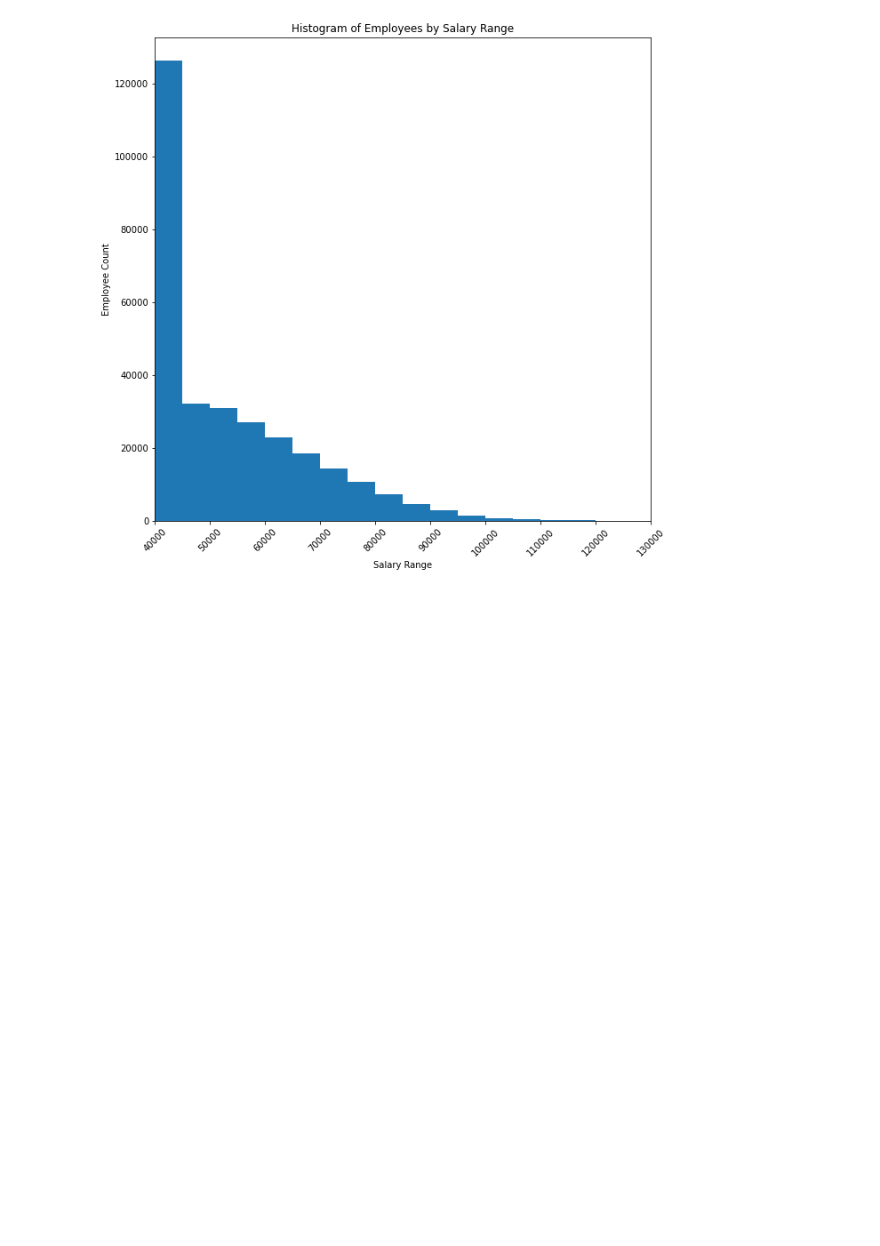
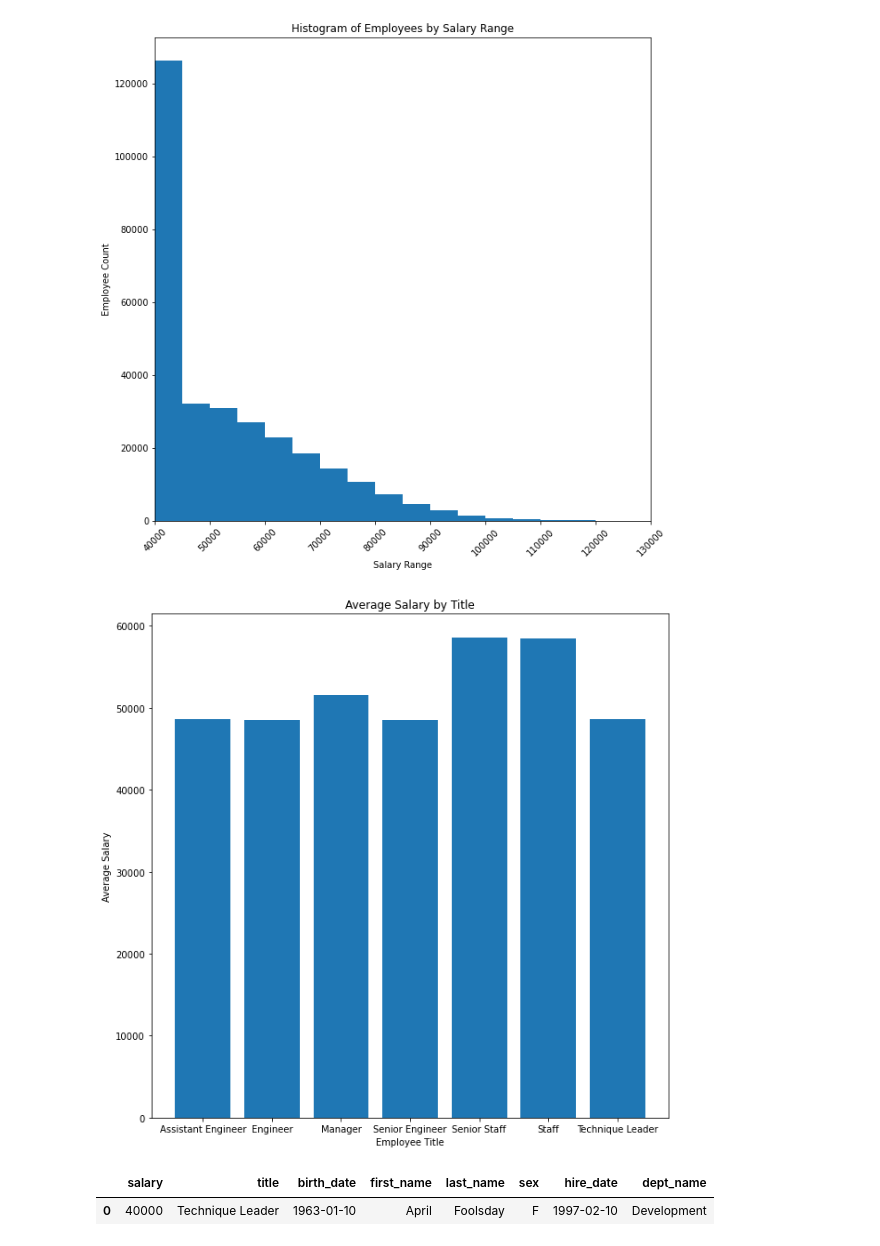
Before and after one commit to khutula/sql-challenge, a Jupyter notebook: EmployeeSQL/Bonus Analysis.ipynb, the cells around one changed output. Drawn from its saved outputs; the diff is of its cells as text; code cells hidden in the pictures; blank space fills up the shorter version.

```diff
--- a/EmployeeSQL/Bonus Analysis.ipynb
+++ b/EmployeeSQL/Bonus Analysis.ipynb
@@ -39,0 +35,21 @@ FROM Salaries'''
+# %%
+# query the database for salary by title and output as dataframe
+salary_x_title = pd.read_sql_query(
+'''SELECT s.salary, t.title
+FROM Employees AS e
+JOIN Salaries AS s USING (emp_no)
+JOIN Titles AS t ON (t.title_id=e.emp_title)'''
+, connection)
+# %%
+# group by title and find average salary
+avg_salary = salary_x_title.groupby(["title"]).mean().reset_index()
+# %%
+# create bar chart of average salary vs title
+plt.bar(avg_salary["title"], avg_salary["salary"])
+plt.xlabel("Employee Title")
+plt.ylabel("Average Salary")
+plt.title("Average Salary by Title")
+plt.savefig("Salary_Title_Bar.png")
+plt.show()
+# %% [output]
+[figure, added]
@@ -39,0 +67,6 @@ FROM Salaries'''
+# %%
+# display my info
+me
+# %% [output]
+|  | salary | title | birth_date | first_name | last_name | sex | hire_date | dept_name |
+| 0 | 40000 | Technique Leader | 1963-01-10 | April | Foolsday | F | 1997-02-10 | Development |
```
Also changed, not shown: parts of 3 cells of this notebook, 1 other file.
